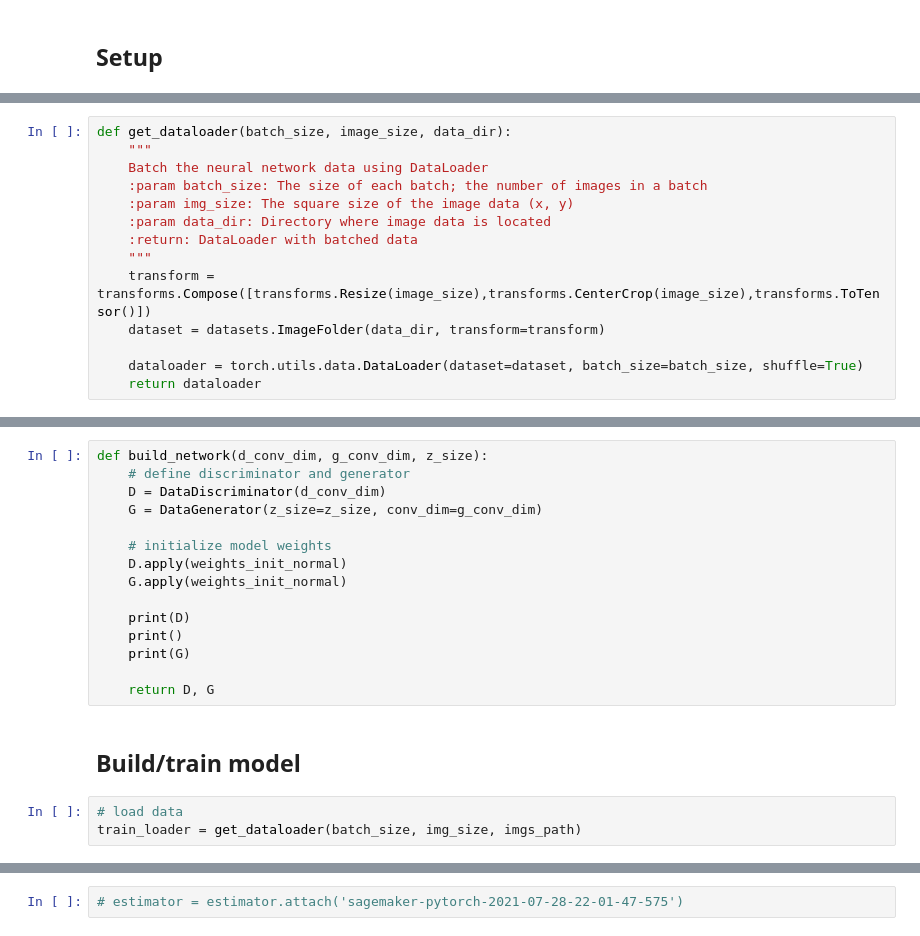
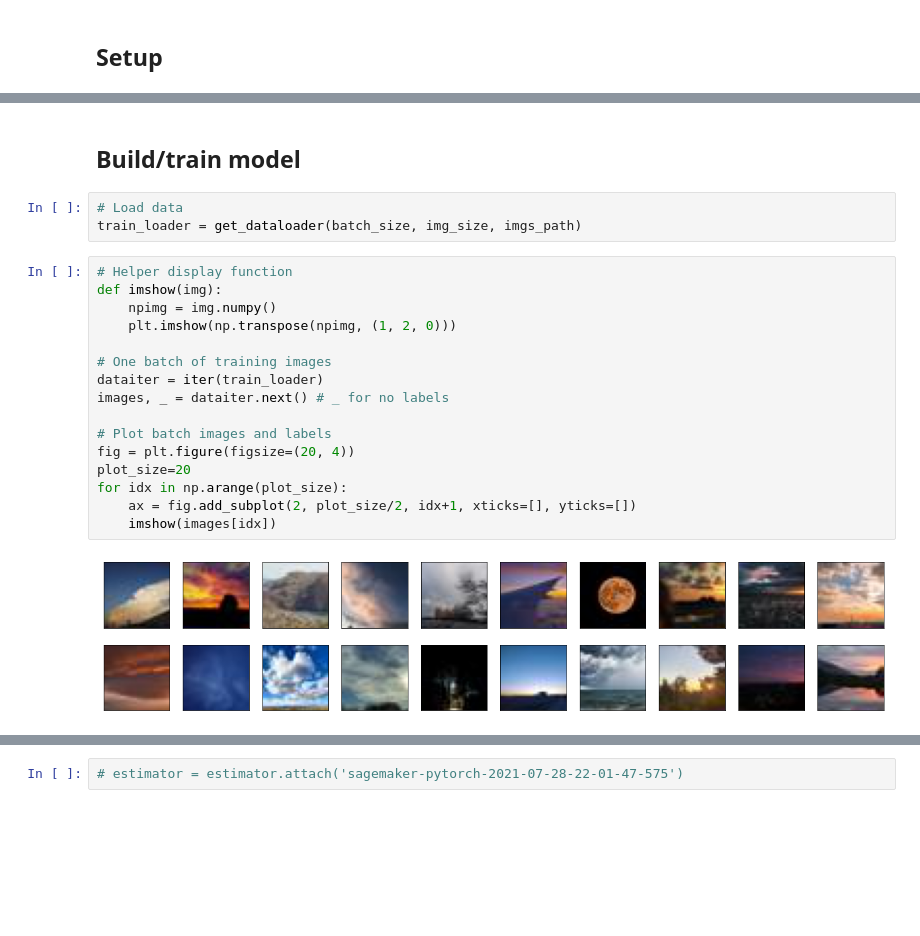
Before and after one commit to acavet/sky-gan, a Jupyter notebook: sky-gan.ipynb, the cells around one changed output, grey strips where cells are left out. Cells and saved outputs as stored; diff of their text form; blank space fills up the shorter version.

```diff
--- a/sky-gan.ipynb
+++ b/sky-gan.ipynb
@@ -69,14 +66,0 @@ Inspired by code from [bvshyam/facegeneration_gan_sagemaker](https://github.com/
-# %%
-def get_dataloader(batch_size, image_size, data_dir):
-    """
-    Batch the neural network data using DataLoader
-    :param batch_size: The size of each batch; the number of images in a batch
-    :param img_size: The square size of the image data (x, y)
-    :param data_dir: Directory where image data is located
-    :return: DataLoader with batched data
-    """
-    transform = transforms.Compose([transforms.Resize(image_size),transforms.CenterCrop(image_size),transforms.ToTensor()])
-    dataset = datasets.ImageFolder(data_dir, transform=transform)
-
-    dataloader = torch.utils.data.DataLoader(dataset=dataset, batch_size=batch_size, shuffle=True)
-    return dataloader
@@ -148,21 +67,24 @@ def fake_loss(D_out, train_on_gpu):
-# %%
-def build_network(d_conv_dim, g_conv_dim, z_size):
-    # define discriminator and generator
-    D = DataDiscriminator(d_conv_dim)
-    G = DataGenerator(z_size=z_size, conv_dim=g_conv_dim)
-
-    # initialize model weights
-    D.apply(weights_init_normal)
-    G.apply(weights_init_normal)
-
-    print(D)
-    print()
-    print(G)
-
-    return D, G
 # %% [markdown]
 ## Build/train model
 # %%
-# load data
+# Load data
 train_loader = get_dataloader(batch_size, img_size, imgs_path)
+# %%
+# Helper display function
+def imshow(img):
+    npimg = img.numpy()
+    plt.imshow(np.transpose(npimg, (1, 2, 0)))
+
+# One batch of training images
+dataiter = iter(train_loader)
+images, _ = dataiter.next() # _ for no labels
+
+# Plot batch images and labels
+fig = plt.figure(figsize=(20, 4))
+plot_size=20
+for idx in np.arange(plot_size):
+    ax = fig.add_subplot(2, plot_size/2, idx+1, xticks=[], yticks=[])
+    imshow(images[idx])
+# %% [output]
+[figure, added]
 # %%
```
Also changed, not shown: parts of 25 cells of this notebook, 5 other files.
